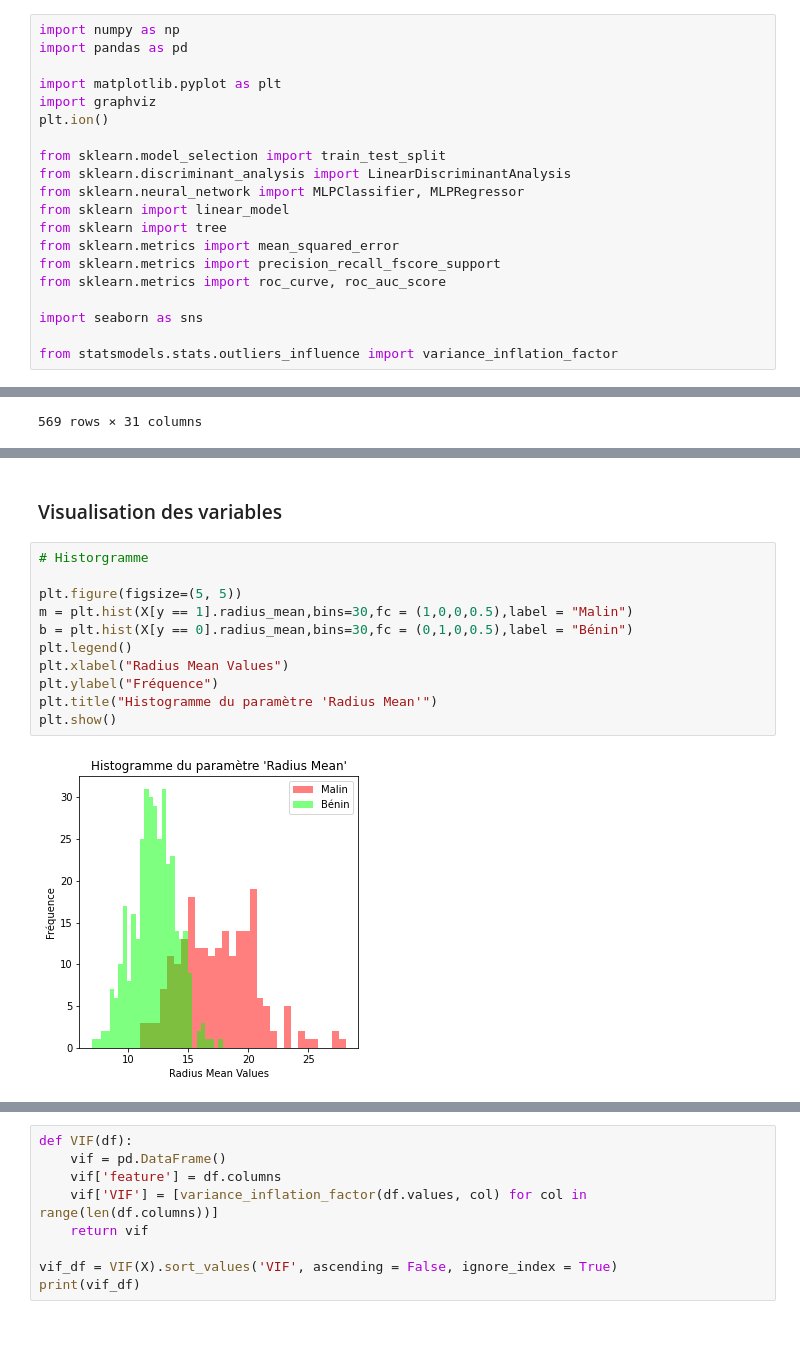
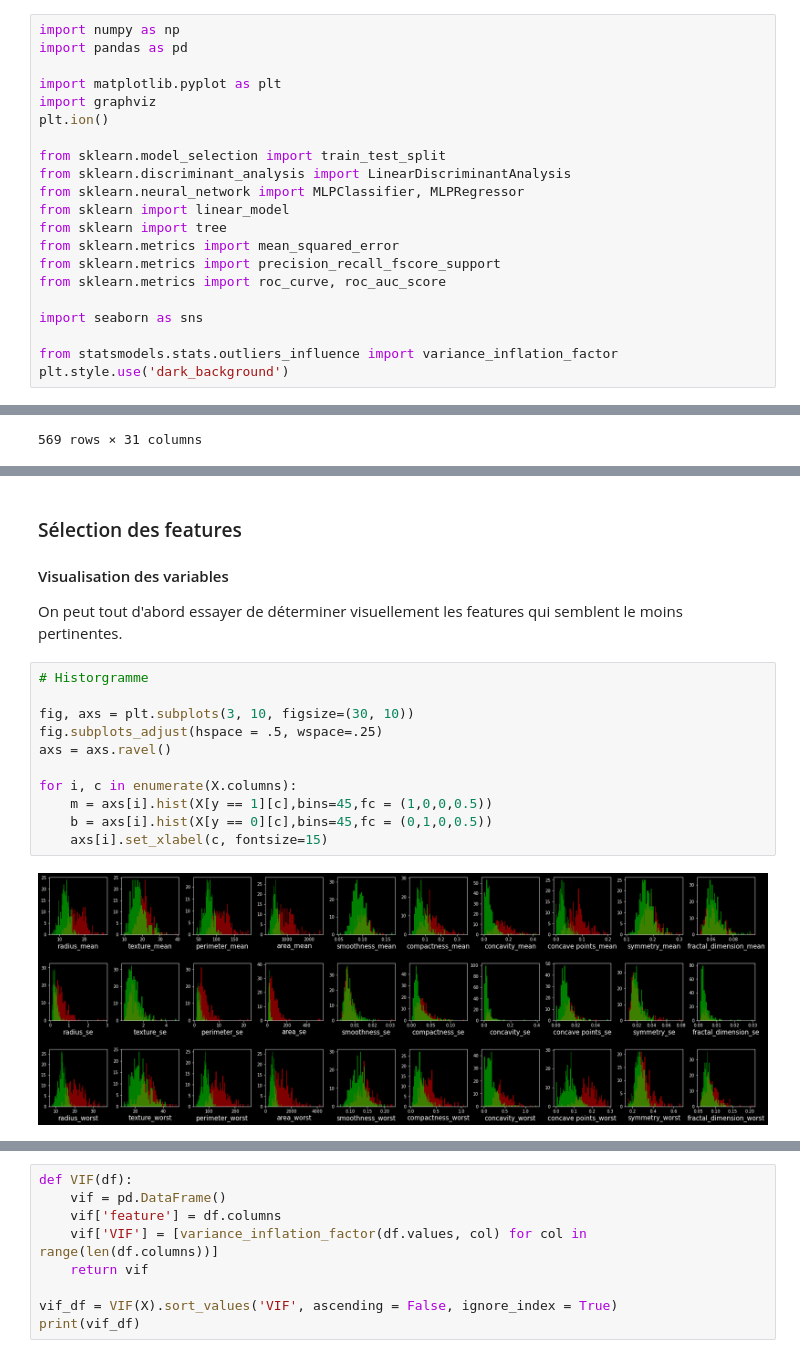
Before and after one commit to Erebz/DataScience, a Jupyter notebook: TP_BreastCancer.ipynb, the cells around one changed output, grey strips where cells are left out. Drawn from its saved outputs; the diff is of its cells as text; blank space fills up the shorter version.

Commit message:
BreastCancer : sélection des features

```diff
--- a/TP_BreastCancer.ipynb
+++ b/TP_BreastCancer.ipynb
@@ -22,6 +24,7 @@ from sklearn.metrics import roc_curve, roc_auc_score
 import seaborn as sns
 
 from statsmodels.stats.outliers_influence import variance_inflation_factor
+plt.style.use('dark_background')
 # %% [markdown]
 ### Données
 # %%
@@ -57,18 +64,23 @@ df_cancer.diagnosis.value_counts()
 B    357
 M    212
 Name: diagnosis, dtype: int64
-# %% [markdown]
-### Visualisation des variables
+# %% [markdown]
+### Sélection des features
+
+
+#### Visualisation des variables
+
+On peut tout d'abord essayer de déterminer visuellement les features qui semblent le moins pertinentes.
 # %%
 # Historgramme
 
-plt.figure(figsize=(5, 5))
-m = plt.hist(X[y == 1].radius_mean,bins=30,fc = (1,0,0,0.5),label = "Malin")
-b = plt.hist(X[y == 0].radius_mean,bins=30,fc = (0,1,0,0.5),label = "Bénin")
-plt.legend()
-plt.xlabel("Radius Mean Values")
-plt.ylabel("Fréquence")
-plt.title("Histogramme du paramètre 'Radius Mean'")
-plt.show()
+fig, axs = plt.subplots(3, 10, figsize=(30, 10))
+fig.subplots_adjust(hspace = .5, wspace=.25)
+axs = axs.ravel()
+
+for i, c in enumerate(X.columns):
+    m = axs[i].hist(X[y == 1][c],bins=45,fc = (1,0,0,0.5))
+    b = axs[i].hist(X[y == 0][c],bins=45,fc = (0,1,0,0.5))
+    axs[i].set_xlabel(c, fontsize=15)
 # %% [output]
-[figure, old version]
+[figure, new version]
```
Also changed, not shown: parts of 14 cells of this notebook.
